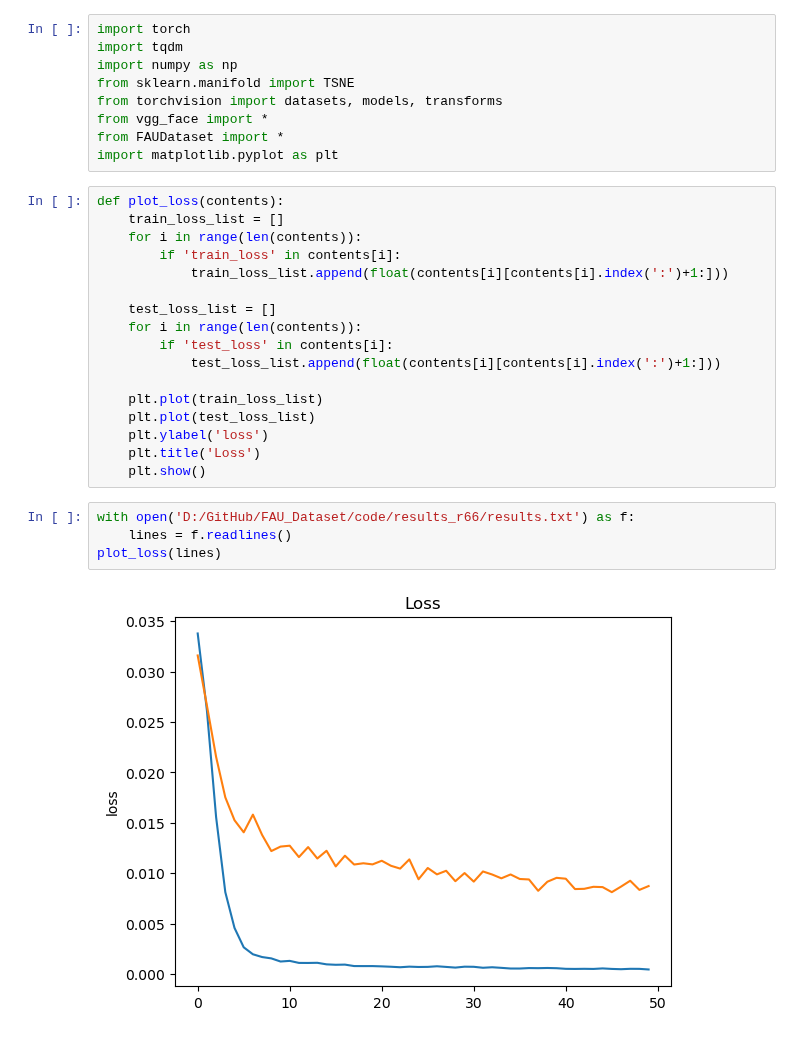
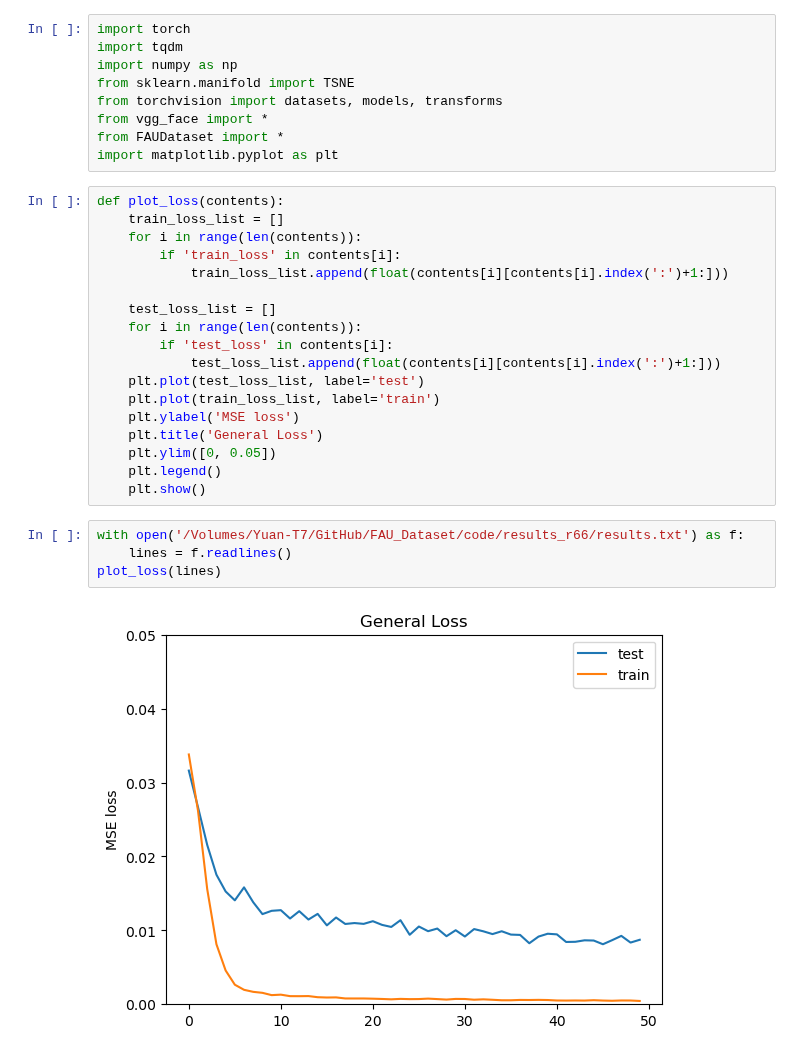
Before and after one commit to hiyuantang/FAU_Dataset, a Jupyter notebook: code/vis_maemse.ipynb, the cells around one changed output. Saved outputs shown, nothing was run; the diff lists cells and outputs as text.

```diff
--- a/code/vis_maemse.ipynb
+++ b/code/vis_maemse.ipynb
@@ -18,15 +18,16 @@ def plot_loss(contents):
     for i in range(len(contents)):
         if 'test_loss' in contents[i]:
             test_loss_list.append(float(contents[i][contents[i].index(':')+1:]))
-
-    plt.plot(train_loss_list)
-    plt.plot(test_loss_list)
-    plt.ylabel('loss')
-    plt.title('Loss')
+    plt.plot(test_loss_list, label='test')
+    plt.plot(train_loss_list, label='train')
+    plt.ylabel('MSE loss')
+    plt.title('General Loss')
+    plt.ylim([0, 0.05])
+    plt.legend()
     plt.show()
 # %%
-with open('D:/GitHub/FAU_Dataset/code/results_r66/results.txt') as f:
+with open('/Volumes/Yuan-T7/GitHub/FAU_Dataset/code/results_r66/results.txt') as f:
     lines = f.readlines()
 plot_loss(lines)
 # %% [output]
-[figure, old version]
+[figure, new version]
```
Also changed, not shown: parts of 3 cells of this notebook.
